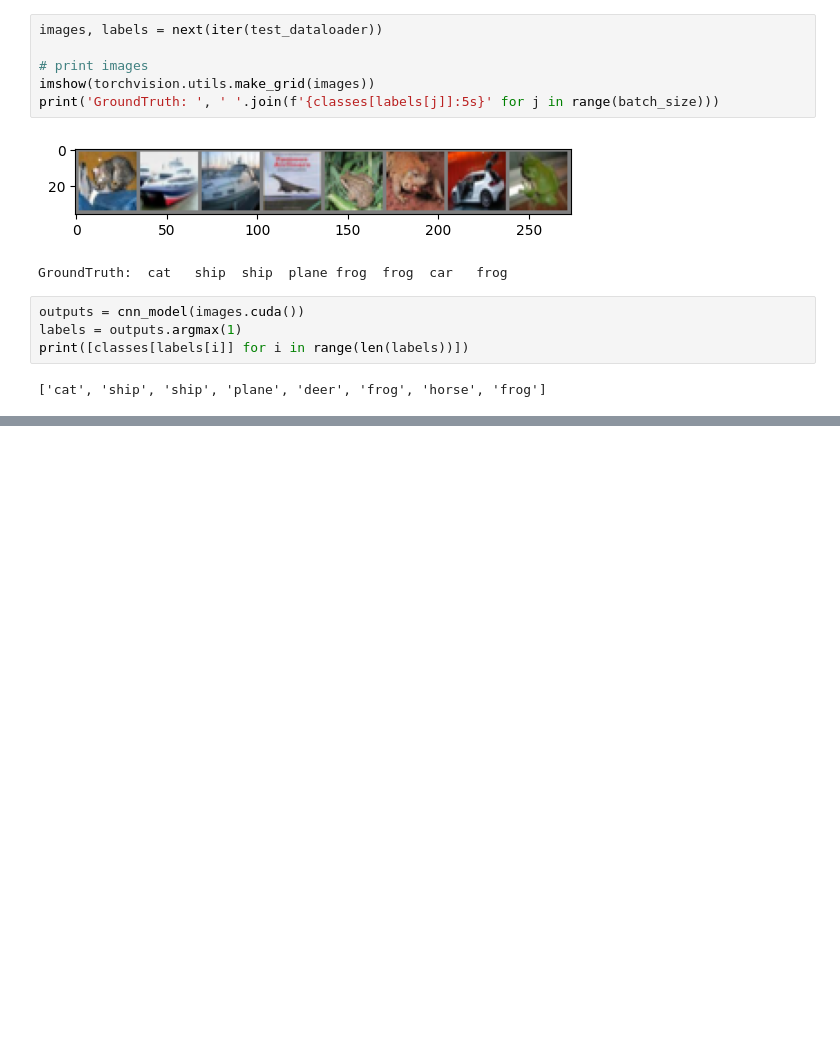
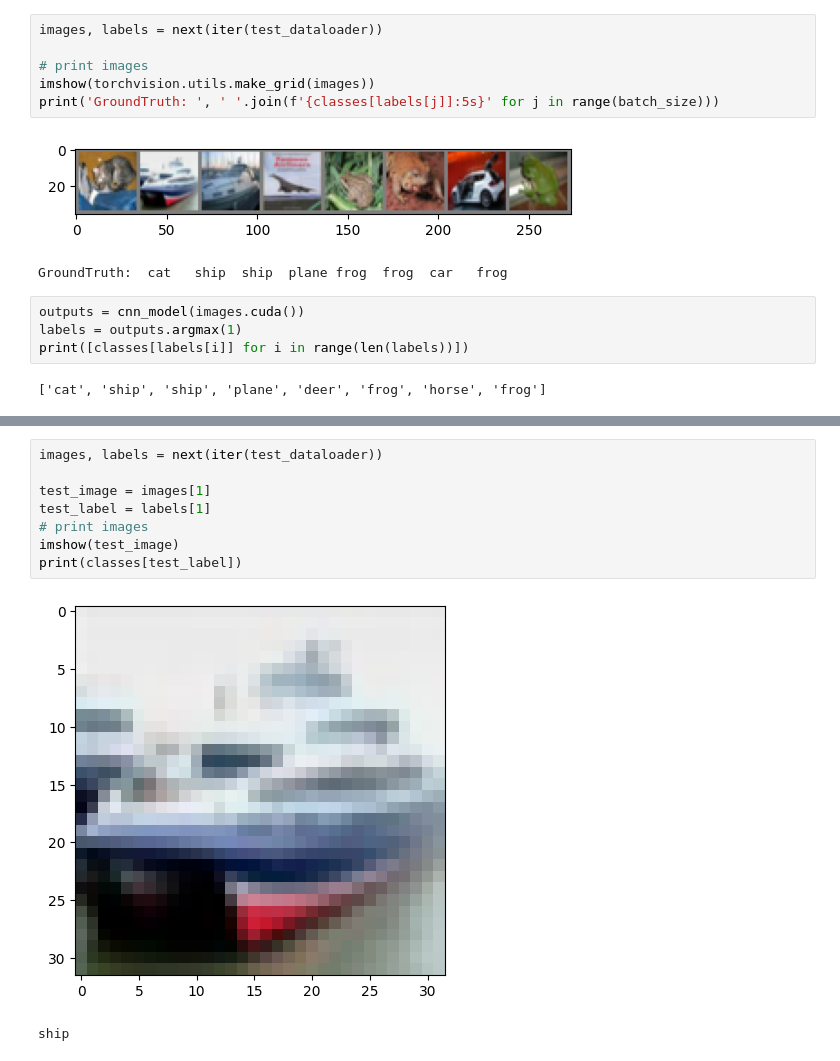
Before and after one commit to wwaihoe/computer-vision, a Jupyter notebook: image_classification.ipynb, the cells around one changed output, grey strips where cells are left out. Saved outputs shown, nothing was run; the diff lists cells and outputs as text; blank space fills up the shorter version.

```diff
--- a/image_classification.ipynb
+++ b/image_classification.ipynb
@@ -346,0 +359,11 @@ print([classes[labels[i]] for i in range(len(labels))])
+# %%
+images, labels = next(iter(test_dataloader))
+
+test_image = images[1]
+test_label = labels[1]
+# print images
+imshow(test_image)
+print(classes[test_label])
+# %% [output]
+[figure, added]
+ship
```
Also changed, not shown: parts of 18 cells of this notebook.
